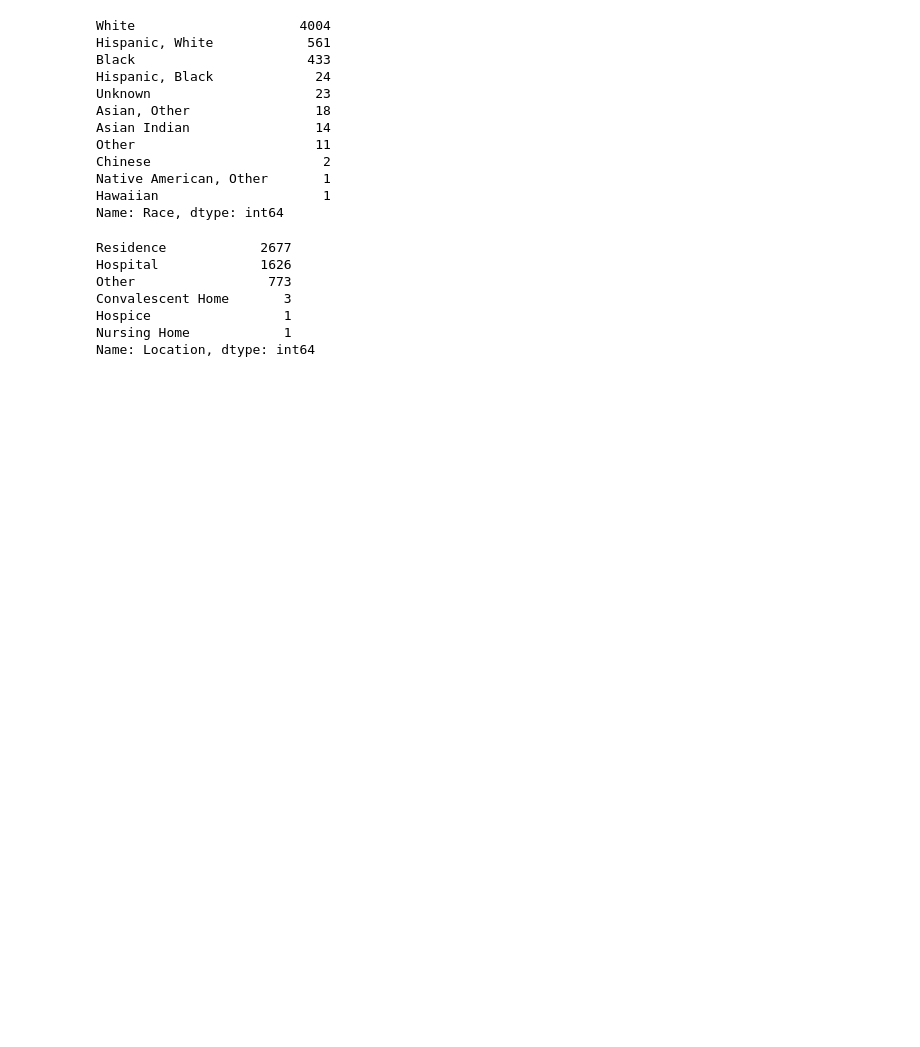
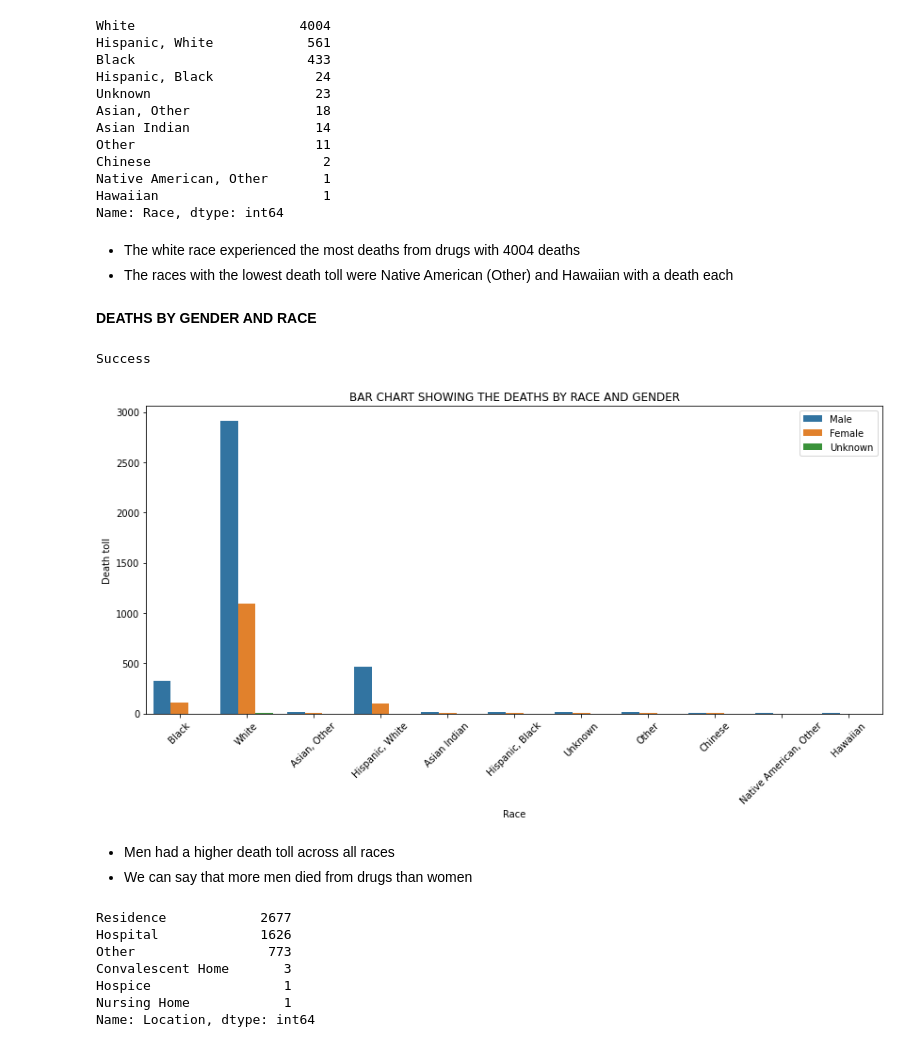
Before and after one commit to MikeDeecode/US-accidental--drugs-death-analysis, a Jupyter notebook: US_accidental_drugs_death.ipynb, the cells around one changed output. Cells and saved outputs as stored; diff of their text form; code cells hidden in the pictures; blank space fills up the shorter version.

```diff
--- a/US_accidental_drugs_death.ipynb
+++ b/US_accidental_drugs_death.ipynb
@@ -169,6 +176,30 @@ Chinese                      2
 Native American, Other       1
 Hawaiian                     1
 Name: Race, dtype: int64
+# %% [markdown]
+* The white race experienced the most deaths from drugs with 4004 deaths
+* The races with the lowest death toll were Native American (Other) and Hawaiian with a death each
+# %% [markdown]
+**DEATHS BY GENDER AND RACE**
+# %%
+import seaborn as sns
+print("Success")
+# %% [output]
+Success
+# %%
+plt.figure(figsize = (14, 6))
+
+sns.countplot('Race', hue = 'Sex', data = drugs_death)
+plt.title("BAR CHART SHOWING THE DEATHS BY RACE AND GENDER")
+plt.xticks(rotation = 45)
+plt.legend(loc = 'upper right')
+plt.ylabel("Death toll")
+plt.show()
+# %% [output]
+[figure, added]
+# %% [markdown]
+* Men had a higher death toll across all races
+* We can say that more men died from drugs than women
 # %%
 drugs_death['Location'].value_counts()
 # %% [output]
```
Also changed, not shown: parts of 3 cells of this notebook.
